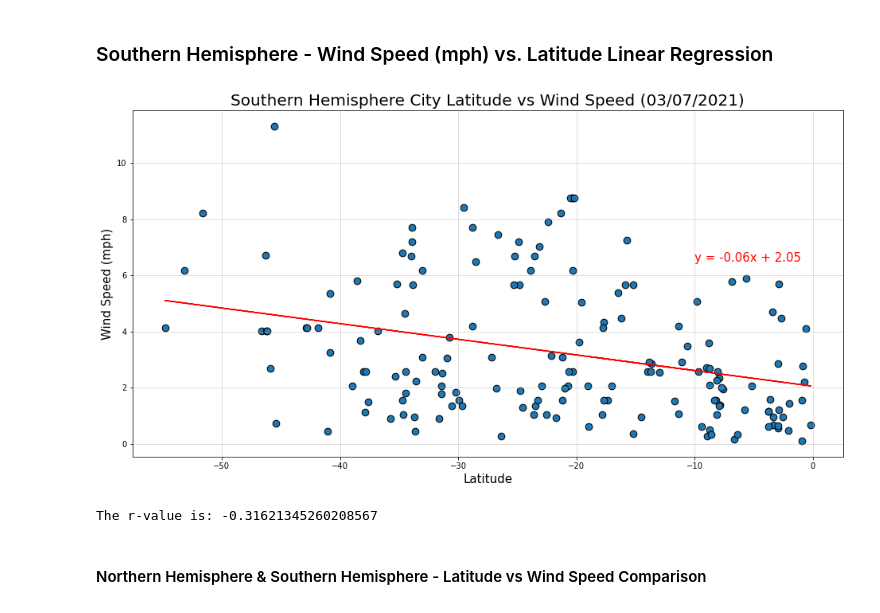
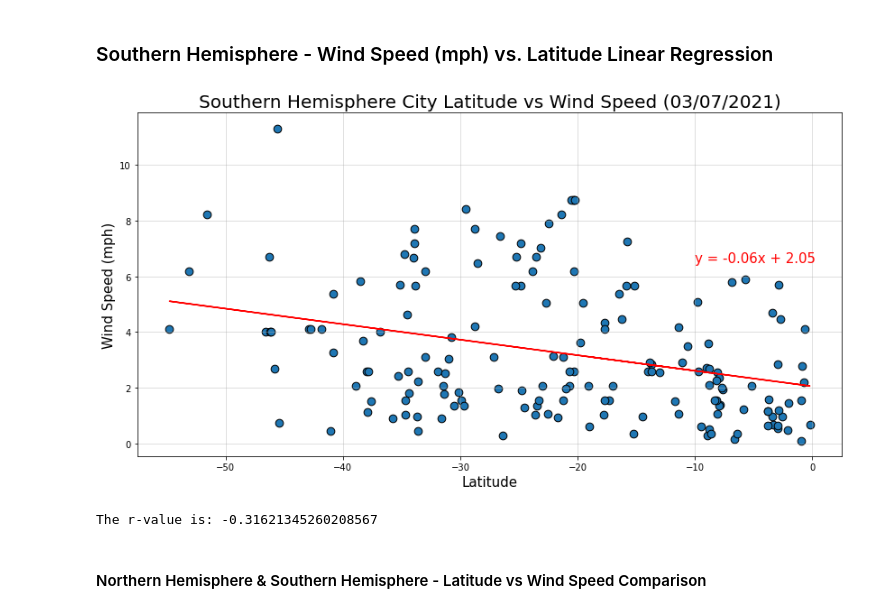
Before and after one commit to naydeenmonzon/python-api-challenge, a Jupyter notebook: WeatherPy/WeatherPy.ipynb, the cells around one changed output. Drawn from its saved outputs; the diff is of its cells as text; code cells hidden in the pictures.

```diff
--- a/WeatherPy/WeatherPy.ipynb
+++ b/WeatherPy/WeatherPy.ipynb
@@ -526,28 +528,28 @@ The r-value is: 0.07669520155463977
 # %%
 x_values = SHemisphere['Lat']
 y_values = SHemisphere['Wind Speed']
 
 (slope, intercept, rvalue, pvalue, stderr) = linregress(x_values, y_values)
 regress_values = x_values * slope + intercept
 line_eq = "y = " + str(round(slope,2)) + "x + " + str(round(intercept,2))
 
-plt.figure(figsize=(16,8))
+plt.figure(figsize=(14,7), facecolor='white')
 plt.scatter(x_values,y_values, edgecolors='black', s=75)
 
 plt.plot(x_values,regress_values,"r-")
 plt.annotate(line_eq,(-10,6.5),fontsize=15,color="red")
 
 plt.xlabel('Latitude', size=15)
 plt.ylabel('Wind Speed (mph)', size=15)
 plt.title('Southern Hemisphere City Latitude vs Wind Speed (03/07/2021)', size=20)
 plt.grid(b=True, alpha=.5)
 
 plt.savefig('./output_data/Lat_vs_Wind-S')
 plt.show()
 
 print(f"The r-value is: {rvalue}")
 # %% [output]
-[figure, old version]
+[figure, new version]
 The r-value is: -0.31621345260208567
 # %% [markdown]
 #### Northern Hemisphere & Southern Hemisphere - Latitude vs Wind Speed Comparison
```
Also changed, not shown: parts of 9 cells of this notebook.
